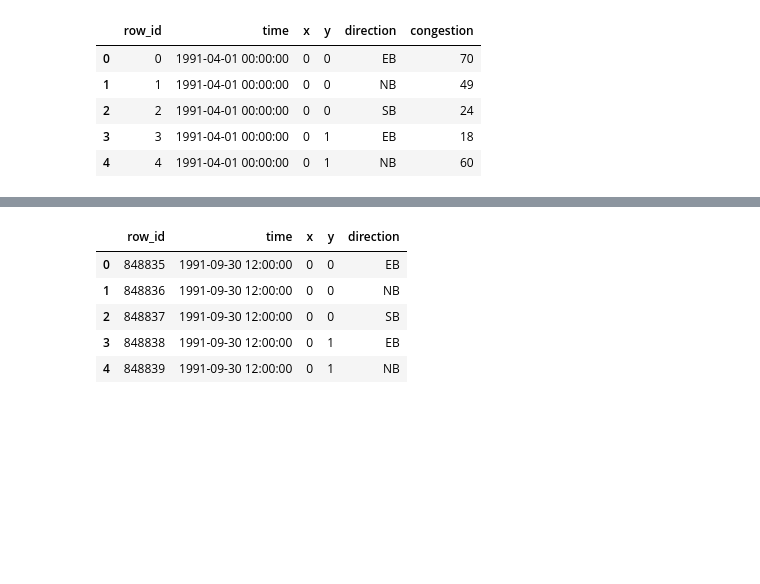
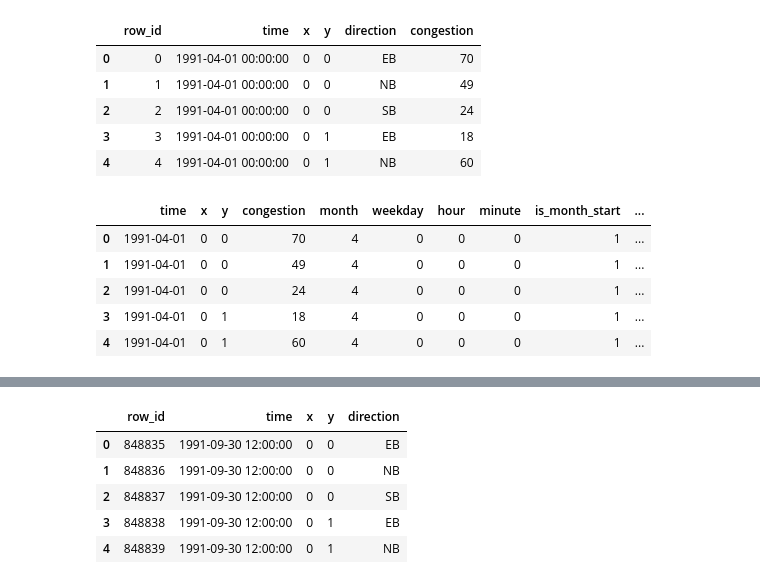
Before and after one commit to Nur988/Kaggle-notebooks, a Jupyter notebook: traffic-congestion-xgboost.ipynb, the cells around one changed output, grey strips where cells are left out. Saved outputs shown, nothing was run; the diff lists cells and outputs as text; code cells hidden in the pictures; blank space fills up the shorter version.

```diff
--- a/traffic-congestion-xgboost.ipynb
+++ b/traffic-congestion-xgboost.ipynb
@@ -83,3 +98,12 @@ def preprocess(df):
 # %%
 train_df=preprocess(train_df)
+# %%
+train_df.head()
+# %% [output]
+|  | time | x | y | congestion | month | weekday | hour | minute | is_month_start | ... |
+| 0 | 1991-04-01 | 0 | 0 | 70 | 4 | 0 | 0 | 0 | 1 | ... |
+| 1 | 1991-04-01 | 0 | 0 | 49 | 4 | 0 | 0 | 0 | 1 | ... |
+| 2 | 1991-04-01 | 0 | 0 | 24 | 4 | 0 | 0 | 0 | 1 | ... |
+| 3 | 1991-04-01 | 0 | 1 | 18 | 4 | 0 | 0 | 0 | 1 | ... |
+| 4 | 1991-04-01 | 0 | 1 | 60 | 4 | 0 | 0 | 0 | 1 | ... |
 # %%
```
Also changed, not shown: parts of 15 cells of this notebook.
